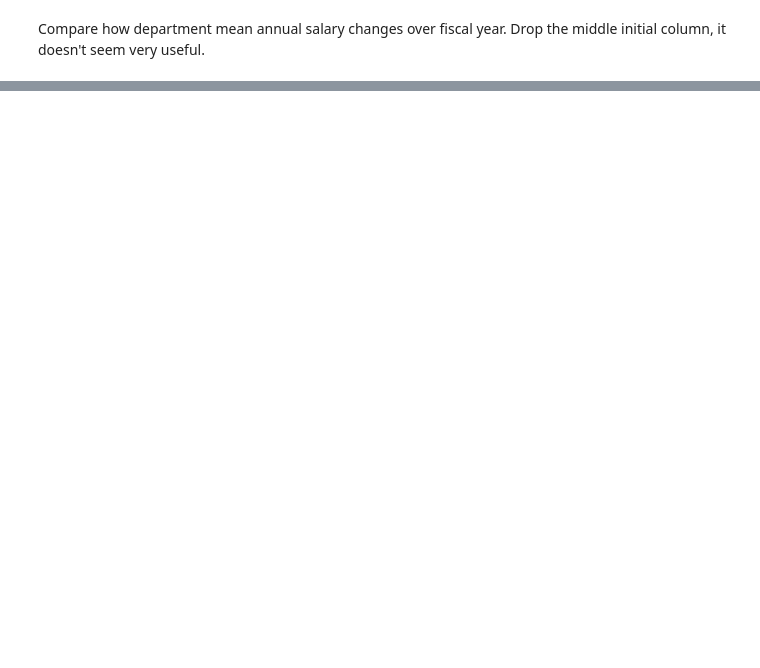
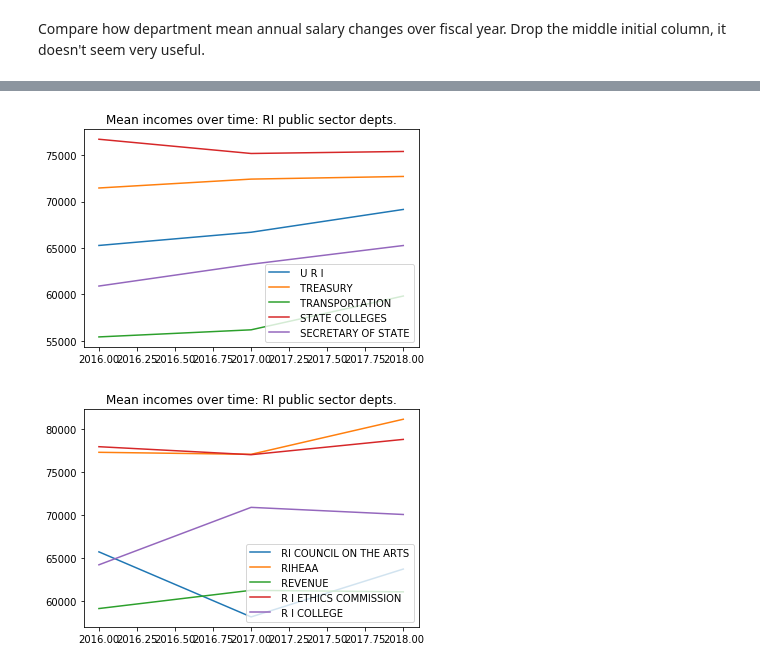
Before and after one commit to Kodyak/TDI-challenge, a Jupyter notebook: TDI Challenge Project Proposal.ipynb, the cells around one changed output, grey strips where cells are left out. Saved outputs shown, nothing was run; the diff lists cells and outputs as text; code cells hidden in the pictures; blank space fills up the shorter version.

Commit message:
updated charts and notebook
Histogram and Line Ploto for application

```diff
--- a/TDI Challenge Project Proposal.ipynb
+++ b/TDI Challenge Project Proposal.ipynb
@@ -67,0 +62,8 @@ array([  2.32802353e-314,   2.32838058e-314,   2.32802650e-314,
+# %%
+# clean 49x3 matrix a little
+# 7 rows: 7,8,32,42,47,48,49 have nan in at least one year
+means = means[~np.isnan(means).any(axis=1)] # loses structure
+
+print(means.shape)
+# even without spending a lot of time cleaning
+# we have good data for average salary of 42 different departments over three years
@@ -67,0 +92,15 @@ array([  2.32802353e-314,   2.32838058e-314,   2.32802650e-314,
+# %%
+# Average incomes over time for various departments
+# Also of interest: compare change in staffing counts over time
+
+import matplotlib.pyplot as pplot
+
+for j in range(2):
+    for i in range(5):
+        pplot.plot(init_years, means[i + 5*j, 1:len(init_years)+1], label = departments[i + 5*j])
+        pplot.title("Mean incomes over time: RI public sector depts.")
+        pplot.legend(loc='lower right')
+    pplot.show()
+# %% [output]
+[figure, added]
+[figure, added]
```
Also changed, not shown: parts of 9 cells of this notebook.
